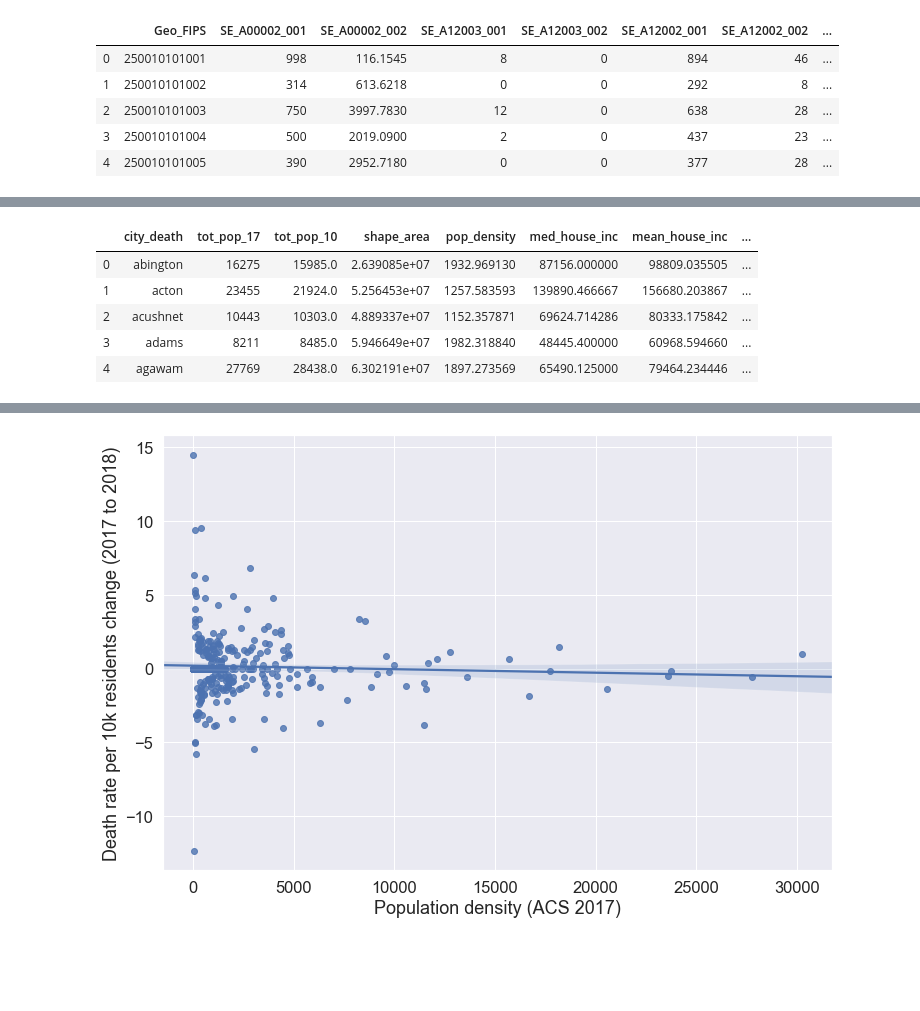
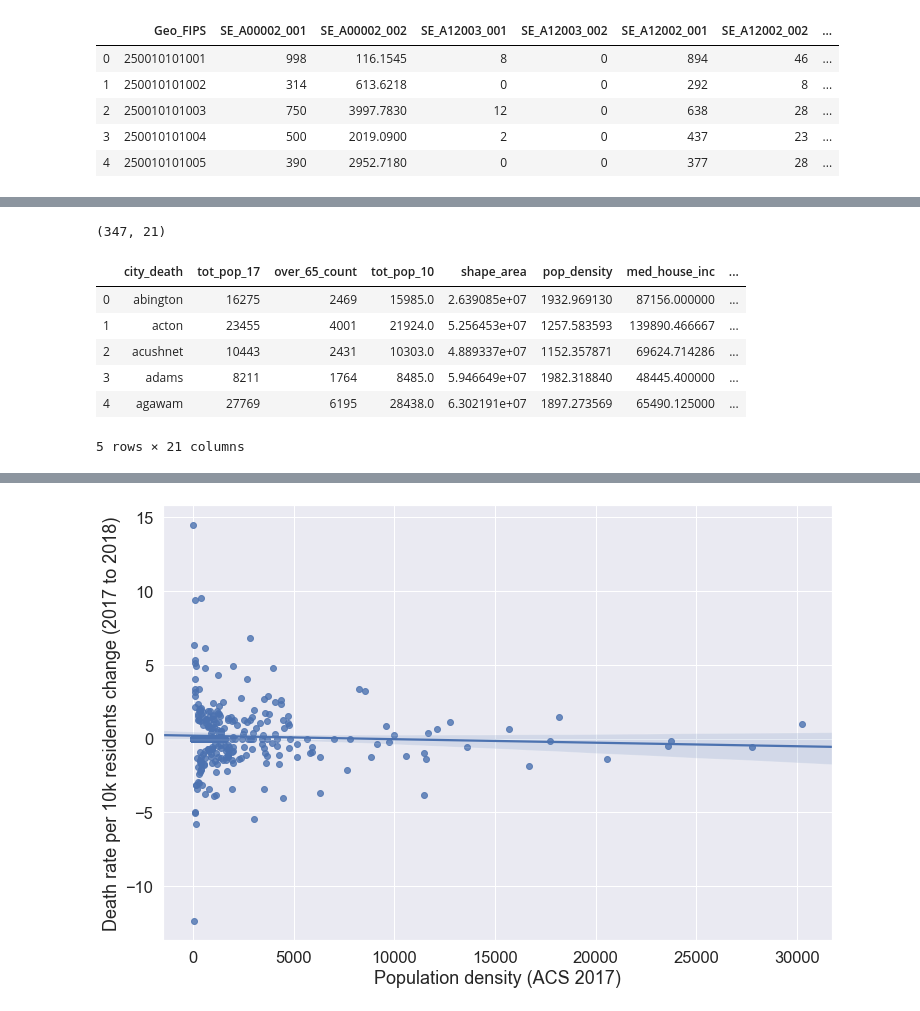
Before and after one commit to darya-akimova/biobot_insight_project, a Jupyter notebook: code/cleaning_and_eda/overdose_death_and_acs_data_prep_for_modeling.ipynb, the cells around one changed output, grey strips where cells are left out. Cells and saved outputs as stored; diff of their text form; code cells hidden in the pictures; blank space fills up the shorter version.

```diff
--- a/code/cleaning_and_eda/overdose_death_and_acs_data_prep_for_modeling.ipynb
+++ b/code/cleaning_and_eda/overdose_death_and_acs_data_prep_for_modeling.ipynb
@@ -236,0 +359,5 @@ town_stats.head()
+# %%
+town_merge['over_65_prop'] = town_merge['over_65_count'] / town_merge['tot_pop_17']
+town_merge['over_65_prop'].hist()
+plt.xlabel('Proportion of Population over 65')
+plt.show()
@@ -236,0 +372,7 @@ town_stats.head()
+# %%
+# poverty calc
+town_merge.head()
+town_merge['at_or_below_pov_prop'] = town_merge['pop_doing_poorly'] / town_merge['pop_det_poverty']
+town_merge['at_or_below_pov_prop'].hist(bins=10)
+plt.xlabel('Proportion of Residents with Income/Poverty < 1.00')
+plt.show()
@@ -236,0 +381,5 @@ town_stats.head()
+# %%
+town_merge['pop_struggling_prop'] = town_merge['pop_struggling'] / town_merge['pop_det_poverty']
+town_merge['pop_struggling_prop'].hist(bins=10)
+plt.xlabel('Proportion of Residents Struggling (1.00 < Income/Poverty < 2.00)')
+plt.show()
@@ -236,0 +395,3 @@ town_stats.head()
+# %%
+town_merge.drop(['pop_det_poverty', 'pop_doing_poorly', 'pop_struggling', 'pop_poor_or_strug', 'pop_doing_ok'], axis=1, inplace=True)
+town_merge.head()
@@ -237,11 +417,14 @@ town_stats.head()
 # %%
 # combine town info + opioid overdose death count data
-full_merge = town_17_pop.merge(town_stats, on='city_death', how='inner').merge(death_data, on='city_death', how='inner')
+full_merge = town_merge.merge(death_data, on='city_death', how='inner')
+print(full_merge.shape)
 full_merge.head()
 # %% [output]
+(347, 21)
-|  | city_death | tot_pop_17 | tot_pop_10 | shape_area | pop_density | med_house_inc | mean_house_inc | ... |
-| 0 | abington | 16275 | 15985.0 | 2.639085e+07 | 1932.969130 | 87156.000000 | 98809.035505 | ... |
-| 1 | acton | 23455 | 21924.0 | 5.256453e+07 | 1257.583593 | 139890.466667 | 156680.203867 | ... |
-| 2 | acushnet | 10443 | 10303.0 | 4.889337e+07 | 1152.357871 | 69624.714286 | 80333.175842 | ... |
-| 3 | adams | 8211 | 8485.0 | 5.946649e+07 | 1982.318840 | 48445.400000 | 60968.594660 | ... |
-| 4 | agawam | 27769 | 28438.0 | 6.302191e+07 | 1897.273569 | 65490.125000 | 79464.234446 | ... |
+|  | city_death | tot_pop_17 | over_65_count | tot_pop_10 | shape_area | pop_density | med_house_inc | ... |
+| 0 | abington | 16275 | 2469 | 15985.0 | 2.639085e+07 | 1932.969130 | 87156.000000 | ... |
+| 1 | acton | 23455 | 4001 | 21924.0 | 5.256453e+07 | 1257.583593 | 139890.466667 | ... |
+| 2 | acushnet | 10443 | 2431 | 10303.0 | 4.889337e+07 | 1152.357871 | 69624.714286 | ... |
+| 3 | adams | 8211 | 1764 | 8485.0 | 5.946649e+07 | 1982.318840 | 48445.400000 | ... |
+| 4 | agawam | 27769 | 6195 | 28438.0 | 6.302191e+07 | 1897.273569 | 65490.125000 | ... |
+5 rows × 21 columns
```
Also changed, not shown: parts of 67 cells of this notebook, 5 other files.
